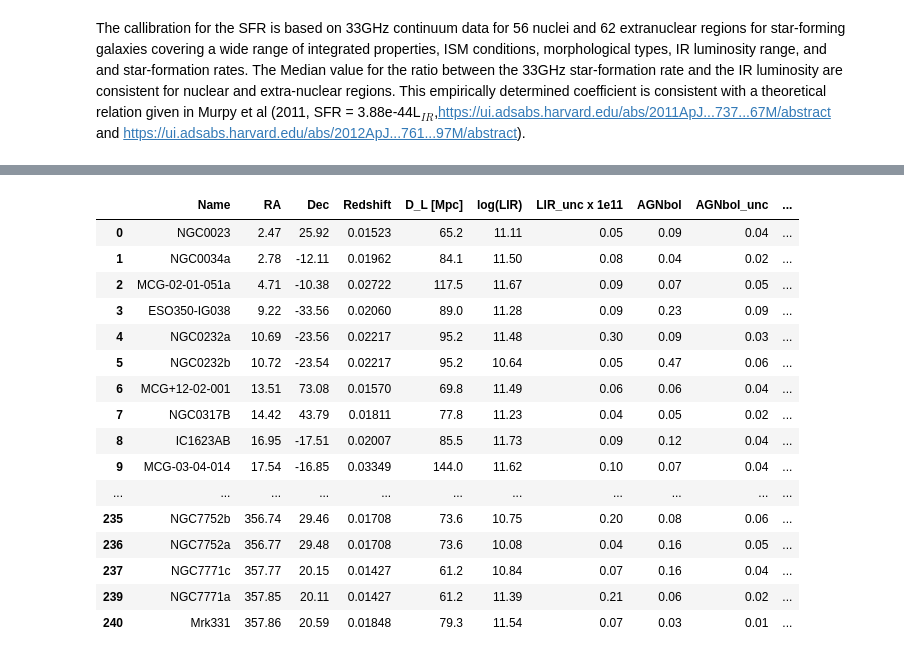
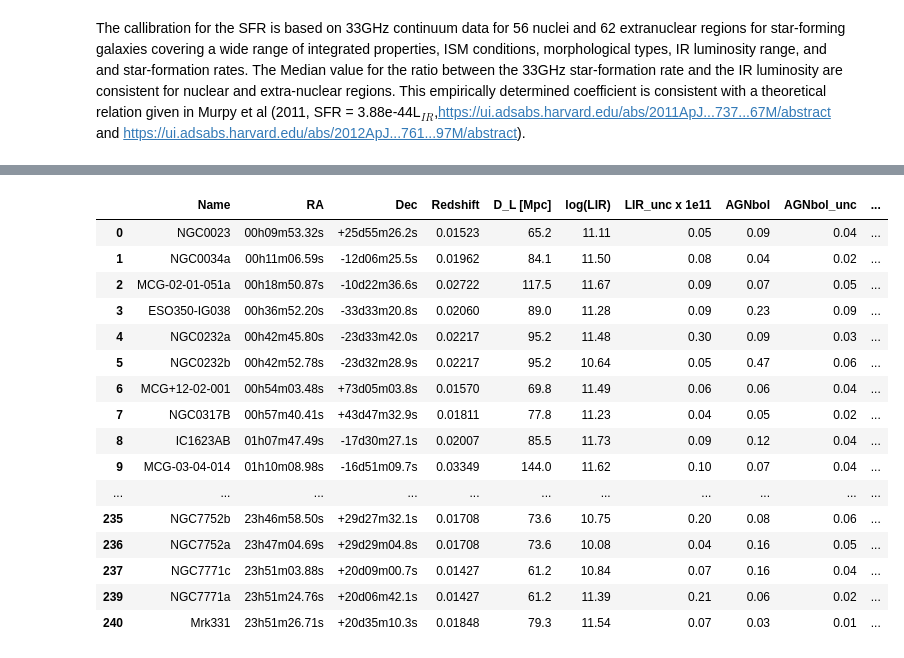
Before and after one commit to YarnoMerckx/neutrino-flux-GOALS-galaxies, a Jupyter notebook: Dataframe_GOALS.ipynb, the cells around one changed output, grey strips where cells are left out. Drawn from its saved outputs; the diff is of its cells as text; code cells hidden in the pictures.

```diff
--- a/Dataframe_GOALS.ipynb
+++ b/Dataframe_GOALS.ipynb
@@ -132,7 +132,7 @@ for i in range(len(chars)):
 # %%
 E = 1e3
 nism = 1000
-R = 150
+R = 250
 v= 500
 pmax = 1e8
 H = 150
@@ -177,19 +176,19 @@ WARNING: IllegalSecondWarning: 'second' was found  to be '60.0', which is not in
 |  | Name | RA | Dec | Redshift | D_L [Mpc] | log(LIR) | LIR_unc x 1e11 | AGNbol | AGNbol_unc | ... |
-| 0 | NGC0023 | 2.47 | 25.92 | 0.01523 | 65.2 | 11.11 | 0.05 | 0.09 | 0.04 | ... |
-| 1 | NGC0034a | 2.78 | -12.11 | 0.01962 | 84.1 | 11.50 | 0.08 | 0.04 | 0.02 | ... |
-| 2 | MCG-02-01-051a | 4.71 | -10.38 | 0.02722 | 117.5 | 11.67 | 0.09 | 0.07 | 0.05 | ... |
-| 3 | ESO350-IG038 | 9.22 | -33.56 | 0.02060 | 89.0 | 11.28 | 0.09 | 0.23 | 0.09 | ... |
-| 4 | NGC0232a | 10.69 | -23.56 | 0.02217 | 95.2 | 11.48 | 0.30 | 0.09 | 0.03 | ... |
-| 5 | NGC0232b | 10.72 | -23.54 | 0.02217 | 95.2 | 10.64 | 0.05 | 0.47 | 0.06 | ... |
-| 6 | MCG+12-02-001 | 13.51 | 73.08 | 0.01570 | 69.8 | 11.49 | 0.06 | 0.06 | 0.04 | ... |
-| 7 | NGC0317B | 14.42 | 43.79 | 0.01811 | 77.8 | 11.23 | 0.04 | 0.05 | 0.02 | ... |
-| 8 | IC1623AB | 16.95 | -17.51 | 0.02007 | 85.5 | 11.73 | 0.09 | 0.12 | 0.04 | ... |
-| 9 | MCG-03-04-014 | 17.54 | -16.85 | 0.03349 | 144.0 | 11.62 | 0.10 | 0.07 | 0.04 | ... |
+| 0 | NGC0023 | 00h09m53.32s | +25d55m26.2s | 0.01523 | 65.2 | 11.11 | 0.05 | 0.09 | 0.04 | ... |
+| 1 | NGC0034a | 00h11m06.59s | -12d06m25.5s | 0.01962 | 84.1 | 11.50 | 0.08 | 0.04 | 0.02 | ... |
+| 2 | MCG-02-01-051a | 00h18m50.87s | -10d22m36.6s | 0.02722 | 117.5 | 11.67 | 0.09 | 0.07 | 0.05 | ... |
+| 3 | ESO350-IG038 | 00h36m52.20s | -33d33m20.8s | 0.02060 | 89.0 | 11.28 | 0.09 | 0.23 | 0.09 | ... |
+| 4 | NGC0232a | 00h42m45.80s | -23d33m42.0s | 0.02217 | 95.2 | 11.48 | 0.30 | 0.09 | 0.03 | ... |
+| 5 | NGC0232b | 00h42m52.78s | -23d32m28.9s | 0.02217 | 95.2 | 10.64 | 0.05 | 0.47 | 0.06 | ... |
+| 6 | MCG+12-02-001 | 00h54m03.48s | +73d05m03.8s | 0.01570 | 69.8 | 11.49 | 0.06 | 0.06 | 0.04 | ... |
+| 7 | NGC0317B | 00h57m40.41s | +43d47m32.9s | 0.01811 | 77.8 | 11.23 | 0.04 | 0.05 | 0.02 | ... |
+| 8 | IC1623AB | 01h07m47.49s | -17d30m27.1s | 0.02007 | 85.5 | 11.73 | 0.09 | 0.12 | 0.04 | ... |
+| 9 | MCG-03-04-014 | 01h10m08.98s | -16d51m09.7s | 0.03349 | 144.0 | 11.62 | 0.10 | 0.07 | 0.04 | ... |
 | ... | ... | ... | ... | ... | ... | ... | ... | ... | ... | ... |
-| 235 | NGC7752b | 356.74 | 29.46 | 0.01708 | 73.6 | 10.75 | 0.20 | 0.08 | 0.06 | ... |
-| 236 | NGC7752a | 356.77 | 29.48 | 0.01708 | 73.6 | 10.08 | 0.04 | 0.16 | 0.05 | ... |
-| 237 | NGC7771c | 357.77 | 20.15 | 0.01427 | 61.2 | 10.84 | 0.07 | 0.16 | 0.04 | ... |
-| 239 | NGC7771a | 357.85 | 20.11 | 0.01427 | 61.2 | 11.39 | 0.21 | 0.06 | 0.02 | ... |
-| 240 | Mrk331 | 357.86 | 20.59 | 0.01848 | 79.3 | 11.54 | 0.07 | 0.03 | 0.01 | ... |
+| 235 | NGC7752b | 23h46m58.50s | +29d27m32.1s | 0.01708 | 73.6 | 10.75 | 0.20 | 0.08 | 0.06 | ... |
+| 236 | NGC7752a | 23h47m04.69s | +29d29m04.8s | 0.01708 | 73.6 | 10.08 | 0.04 | 0.16 | 0.05 | ... |
+| 237 | NGC7771c | 23h51m03.88s | +20d09m00.7s | 0.01427 | 61.2 | 10.84 | 0.07 | 0.16 | 0.04 | ... |
+| 239 | NGC7771a | 23h51m24.76s | +20d06m42.1s | 0.01427 | 61.2 | 11.39 | 0.21 | 0.06 | 0.02 | ... |
+| 240 | Mrk331 | 23h51m26.71s | +20d35m10.3s | 0.01848 | 79.3 | 11.54 | 0.07 | 0.03 | 0.01 | ... |
 # %%
 #print(df[["Name","RA","Dec", "Redshift", "log(LIR)", "AGNbol",'Supernova rate [yr$^{-1}$] ','Flux(TeV) [GeV cm$^{-2}$ s$^{-1}$]']].to_latex(caption = "Table",index = False))
```
Also changed, not shown: parts of 1 cell of this notebook, 4 other files.
